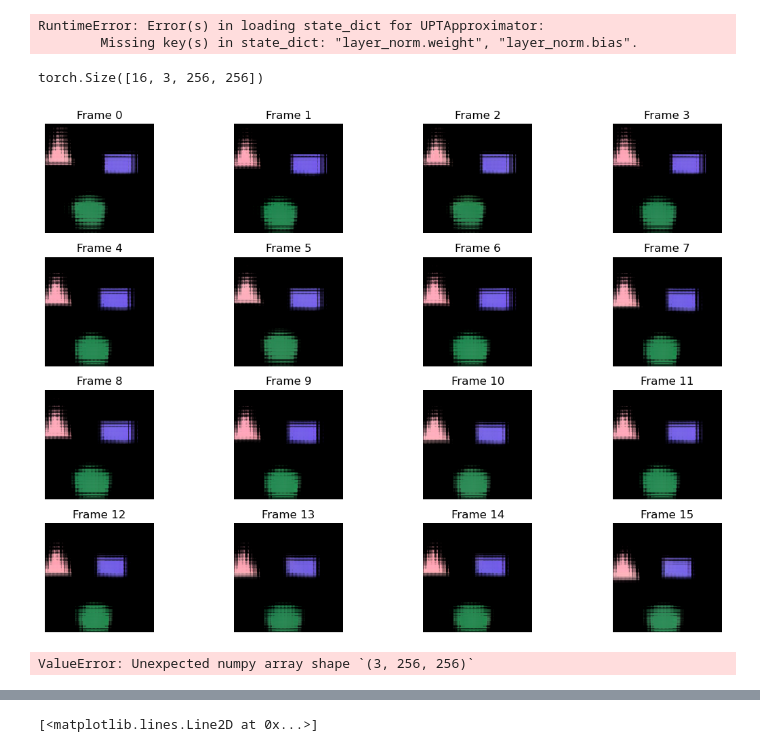
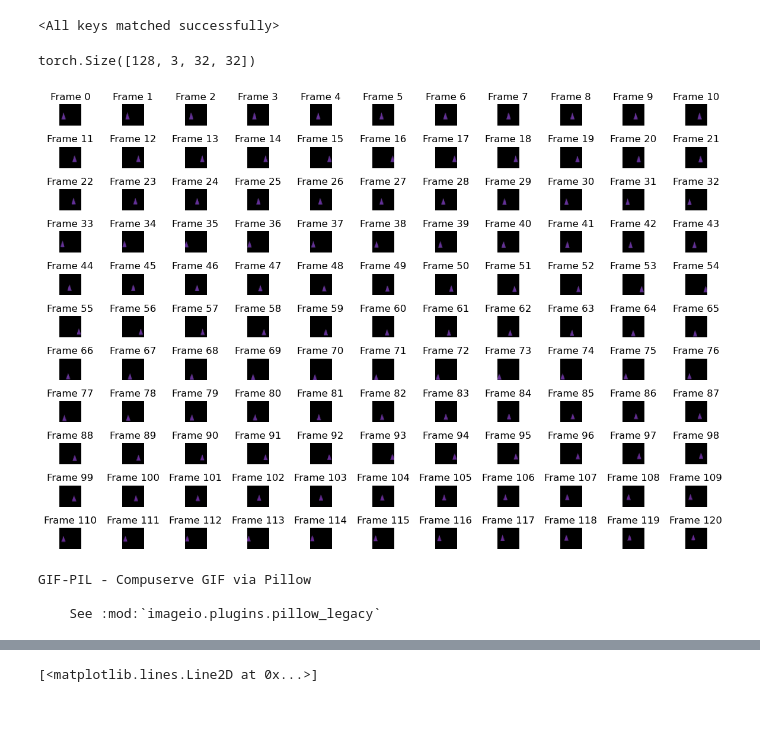
Before and after one commit to davidkuernsteiner/ContVidPred, a Jupyter notebook: test.ipynb, the cells around one changed output, grey strips where cells are left out. Saved outputs shown, nothing was run; the diff lists cells and outputs as text; code cells hidden in the pictures; blank space fills up the shorter version.

Commit message:
add model model_analysis notebook

```diff
--- a/test.ipynb
+++ b/test.ipynb
@@ -2,58 +2,51 @@
 from omegaconf import OmegaConf
 from vitssm.models import build_model
 from vitssm.data import get_dataset
+import torch
 
-config = OmegaConf.load("configs/UPT/upt_3d_m_32_config.yml")
+config = OmegaConf.load("configs/UPT/upt_3d_t_32_config.yml")
 config.dataset.load_in_memory = False
-config.model.upt_autoencoder_checkpoint_path = "/home/david/projects/ViTSSM/checkpoints/ViTSSM/UPT/vmdsprites-UPT_VAE_M-32.pth"
+config.model.upt_autoencoder_checkpoint_path = "/home/david/projects/ViTSSM/checkpoints/ViTSSM/UPT/vmdsprites-UPT_VAE_T-32.pth"
 
 model = build_model(config.model)
 dataset = get_dataset(config.dataset)
+
+app_checkpoint_path = "/home/david/projects/ViTSSM/checkpoints/ViTSSM/UPT/vmdsprites-UPT_3D_T-32.pth"
+ckpt = torch.load(app_checkpoint_path)
+app_ckpt = {key[13:]: val for key, val in ckpt["model"].items() if key.startswith("approximator")}
+
+model.approximator.load_state_dict(app_ckpt)
+# %% [output]
+<All keys matched successfully>
-# %%
-import torch
-
-app_checkpoint_path = "/home/david/projects/ViTSSM/checkpoints/ViTSSM/UPT/vmdsprites-UPT_3D_M-32.pth"
-ckpt = torch.load(app_checkpoint_path)
-app_ckpt = {key[13:]: val for key, val in ckpt["model"].items() if key.startswith("approximator")}
-
-model.approximator.load_state_dict(app_ckpt)
-# %% [output]
-RuntimeError: Error(s) in loading state_dict for UPTApproximator:
-        Missing key(s) in state_dict: "layer_norm.weight", "layer_norm.bias".
 # %%
-x = dataset[10][0].unsqueeze(0)
+x = dataset[69][0].unsqueeze(0)
 # %%
 from vitssm.utils.visual import model_output_to_video, display_video_frames_in_grid
 from einops import rearrange, repeat
 from torchvision.io import write_video
+import imageio
+import numpy as np
 
 bs, cl, ch, ht, wt = x.shape
-spatial_scale = 8
-temporal_scale = 4
+spatial_scale = 1
+temporal_scale = 1
+device = torch.device("cuda")
 
-output_pos = rearrange(
-    torch.stack(
-        torch.meshgrid(
-            [torch.arange(temporal_scale * cl),
-            torch.arange(spatial_scale * ht),
-            torch.arange(spatial_scale * wt)],
-            indexing="ij"
-        )
-    ),
-    "ndim time height width -> (time height width) ndim",
-).float()
-
-dims = torch.tensor([temporal_scale * cl, spatial_scale * ht, spatial_scale * wt])
-output_pos = output_pos / (dims - 1) * 1000
 
 model.eval()
+model.to(device)
 
-x_pred = model.autoencoder(x, repeat(output_pos, "... -> b ...", b=bs)).squeeze(0)
+x_pred = model.rollout_frames(x.to(device), n_steps=128, temporal_scale=temporal_scale, spatial_scale=spatial_scale).squeeze(0).cpu()
 
 print(x_pred.shape)
 display_video_frames_in_grid(x_pred)
-write_video("test_vid.avi", model_output_to_video(x_pred), fps=2*temporal_scale)
+imageio.mimsave("x_pred.gif", [np.array(x) for x in rearrange(model_output_to_video(x_pred), "... c h w -> ... h w c")])
 # %% [output]
-torch.Size([16, 3, 256, 256])
+torch.Size([128, 3, 32, 32])
-[figure, old version]
+[figure, new version]
-ValueError: Unexpected numpy array shape `(3, 256, 256)`
+# %%
+imageio.help(".gif")
+# %% [output]
+GIF-PIL - Compuserve GIF via Pillow
+
+    See :mod:`imageio.plugins.pillow_legacy`
```
Also changed, not shown: parts of 1 cell of this notebook, 3 other files.
